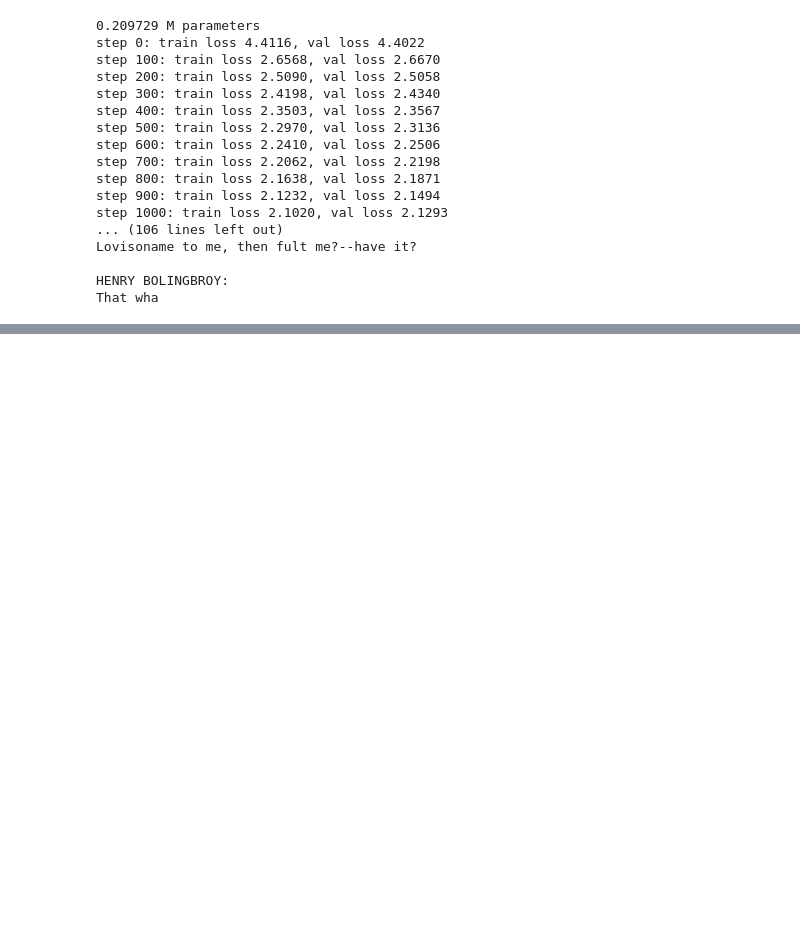
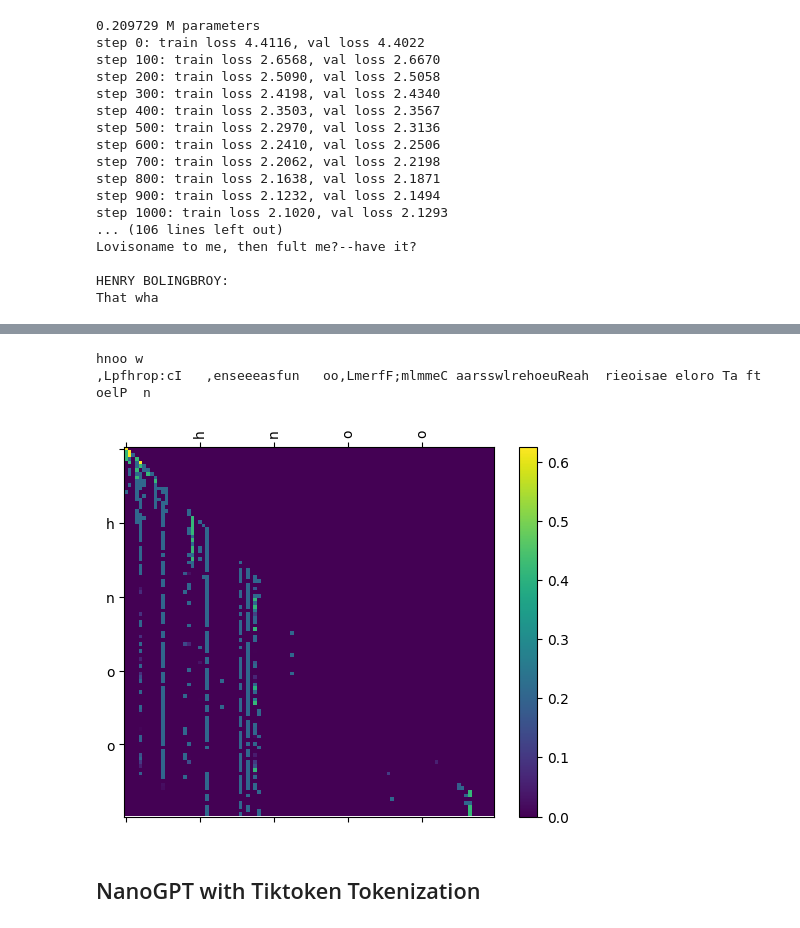
Before and after one commit to JoshParkSJ/nanoGPT-attention-heatmap, a Jupyter notebook: NanoGPT.ipynb, the cells around one changed output, grey strips where cells are left out. Cells and saved outputs as stored; diff of their text form; code cells hidden in the pictures; blank space fills up the shorter version.

```diff
--- a/NanoGPT.ipynb
+++ b/NanoGPT.ipynb
@@ -152,6 +152,7 @@ Everytime we feed chunks of text into the transofmer, we also have minibatches w
 torch.manual_seed(1337)
 batch_size = 4 # how many independent sequences will we process in parallel?
 context_length = 8 # what is the maximum context length for predictions?
+device = 'cuda' if torch.cuda.is_available() else 'cpu'
 
 def get_batch(split):
     # generate a small batch of data of inputs x and targets y
@@ -159,6 +160,7 @@ def get_batch(split):
     ix = torch.randint(len(data) - context_length, (batch_size,)) # randomly generate 4 offset numbers between 0 and len(data) - 8
     x = torch.stack([data[i:i+context_length] for i in ix]) # from random offset as starting point, take context length chunks and stack 4x8 tensors
     y = torch.stack([data[i+1:i+context_length+1] for i in ix]) # target values / prediction values
+    x, y = x.to(device), y.to(device)
     return x, y
 
 # input xb and label yb
@@ -274,15 +286,18 @@ Sr?qP-QWktXoL&jLDJgOLVz'RIoDqHdhsV&vLLxatjscMpwLERSPyao.qfzs$Ys$zF-w,;eEkzxjgCKF
 optimizer = torch.optim.AdamW(m.parameters(), lr=1e-3)
 # %%
 batch_size = 32
-for steps in range(100): # increase number of steps for good results...
+for steps in range(10000): # increase number of steps for good results...
 
     # sample a batch of data
     xb, yb = get_batch('train')
 
     # evaluate the loss
     logits, loss = m(xb, yb)
+    # zero out gradients from previous step (to not use old gradients)
     optimizer.zero_grad(set_to_none=True)
+    # backpropagation
     loss.backward()
+    # optimizer takes in gradient and updates weight
     optimizer.step()
 
 print(loss.item())
@@ -291,3 +306,5 @@ print(loss.item())
 # %%
-print(decode(m.generate(idx = torch.zeros((1, 1), dtype=torch.long), max_new_tokens=500)[0].tolist()))
+idx = torch.zeros((1, 1), dtype=torch.long, device=device)
+max_new_tokens = 500
+print(decode(m.generate(idx, max_new_tokens)[0].tolist()))
 # %% [output]
@@ -716,0 +1305,46 @@ That wha
+# %%
+import matplotlib.pyplot as plt
+
+def plot_attention_heatmap(wei, generated_indices):
+    # decode the generated indices to get the corresponding words
+    words = list(decode(generated_indices))  # split the string into a list of characters
+
+    # create a figure and a set of subplots
+    fig, ax = plt.subplots()
+
+    # plot the attention weights as a heatmap
+    cax = ax.matshow(wei, cmap='viridis')
+
+    # set the x and y tick labels to the decoded words
+    ax.set_xticklabels([''] + words, rotation=90)
+    ax.set_yticklabels([''] + words)
+
+    # show the colorbar
+    fig.colorbar(cax)
+
+    # show the plot
+    plt.show()
+
+
+# generate from the model
+context = torch.zeros((1, 1), dtype=torch.long, device=device)
+
+# generate text and attention weights
+generated_indices, attention_weights = m.generate(context, max_new_tokens=100)
+generated_indices = generated_indices[0].tolist()
+
+# convert attention weights to numpy arrays and move to CPU
+attention_weights = [wei.cpu().numpy() for wei in attention_weights]
+
+print(decode(generated_indices))
+
+# plot attention weights for the last token
+wei = attention_weights[-1]  # select the last attention weights tensor
+wei = wei[0, 0]  # select attention weights for the first head and the first item in the batch
+plot_attention_heatmap(wei, generated_indices)
+# %% [output]
+hnoo w
+,Lpfhrop:cI   ,enseeeasfun   oo,LmerfF;mlmmeC aarsswlrehoeuReah  rieoisae eloro Ta ft oelP  n
+[figure, added]
+# %% [markdown]
+## NanoGPT with Tiktoken Tokenization
```
Also changed, not shown: parts of 27 cells of this notebook.
